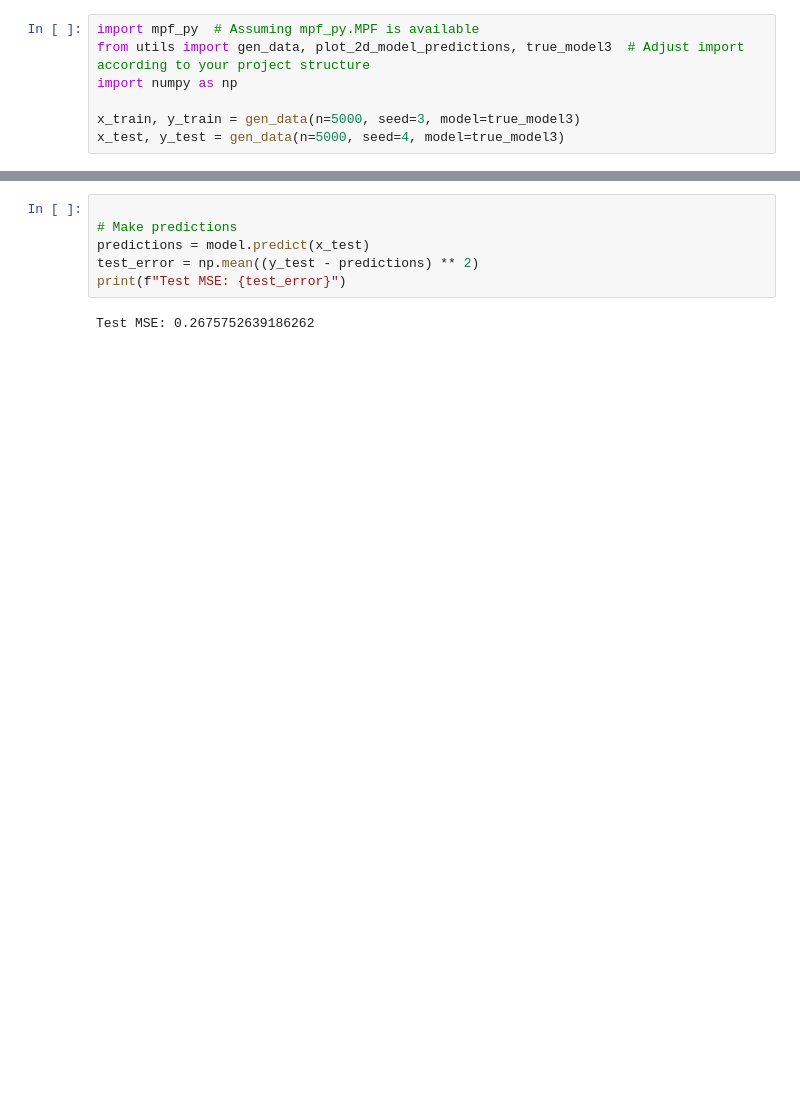
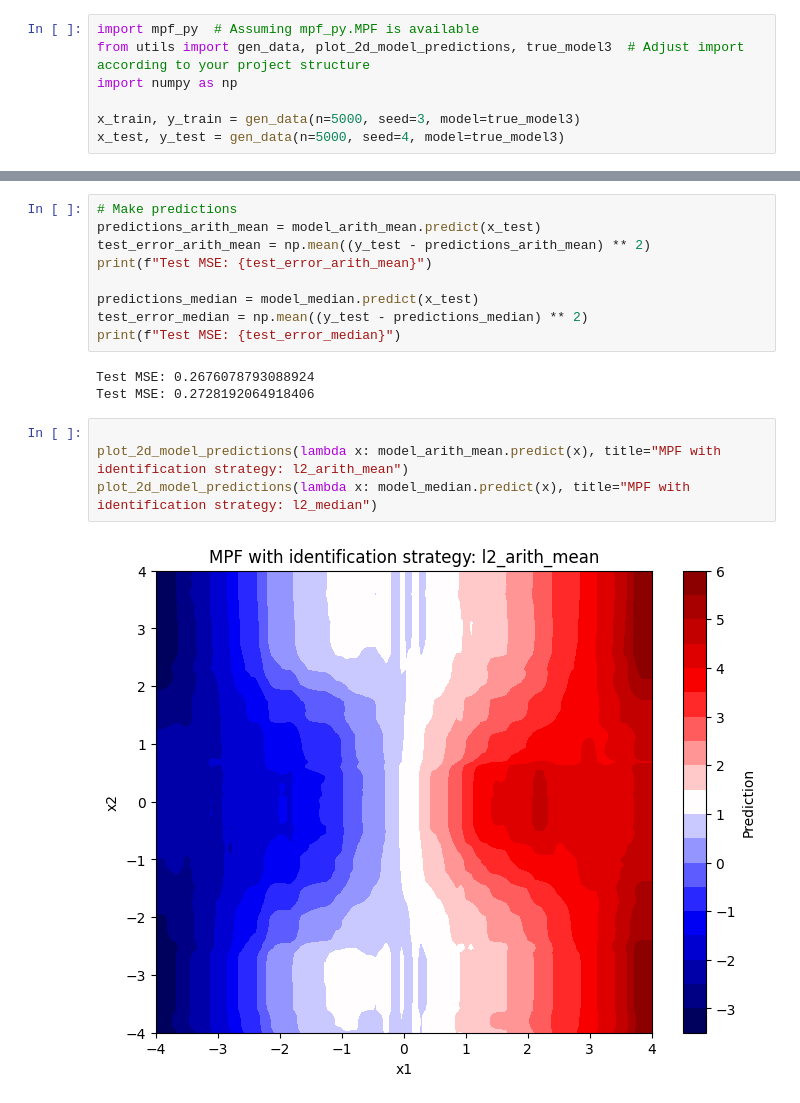
Before and after one commit to jyliuu/MPF, a Jupyter notebook: mpf-py/notebooks/simple_example.ipynb, the cells around one changed output, grey strips where cells are left out. Saved outputs shown, nothing was run; the diff lists cells and outputs as text; blank space fills up the shorter version.

```diff
--- a/mpf-py/notebooks/simple_example.ipynb
+++ b/mpf-py/notebooks/simple_example.ipynb
@@ -38,9 +44,19 @@ err: 0.24027258096962942
 Combining tree grids into a single tree grid.
 # %%
+# Make predictions
+predictions_arith_mean = model_arith_mean.predict(x_test)
+test_error_arith_mean = np.mean((y_test - predictions_arith_mean) ** 2)
+print(f"Test MSE: {test_error_arith_mean}")
 
-# Make predictions
-predictions = model.predict(x_test)
-test_error = np.mean((y_test - predictions) ** 2)
-print(f"Test MSE: {test_error}")
+predictions_median = model_median.predict(x_test)
+test_error_median = np.mean((y_test - predictions_median) ** 2)
+print(f"Test MSE: {test_error_median}")
 # %% [output]
-Test MSE: 0.2675752639186262
+Test MSE: 0.2676078793088924
+Test MSE: 0.2728192064918406
+# %%
+
+plot_2d_model_predictions(lambda x: model_arith_mean.predict(x), title="MPF with identification strategy: l2_arith_mean")
+plot_2d_model_predictions(lambda x: model_median.predict(x), title="MPF with identification strategy: l2_median")
+# %% [output]
+[figure, added]
```
Also changed, not shown: parts of 4 cells of this notebook, 8 other files.
